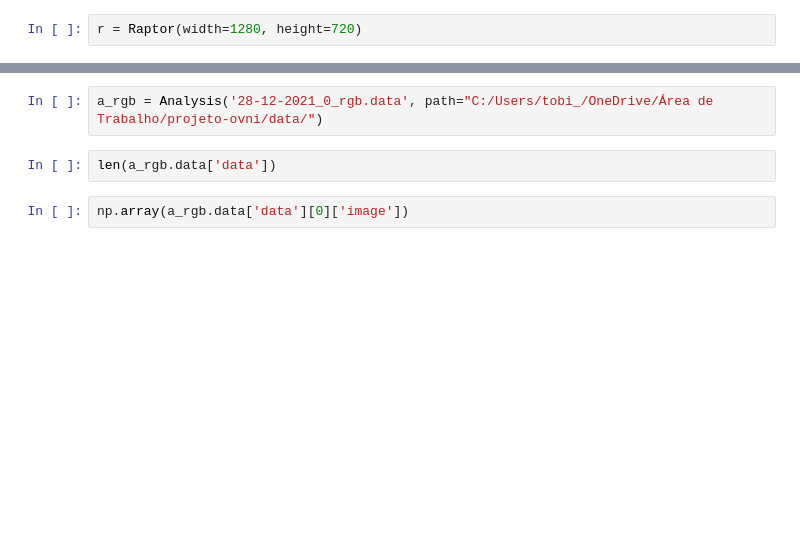
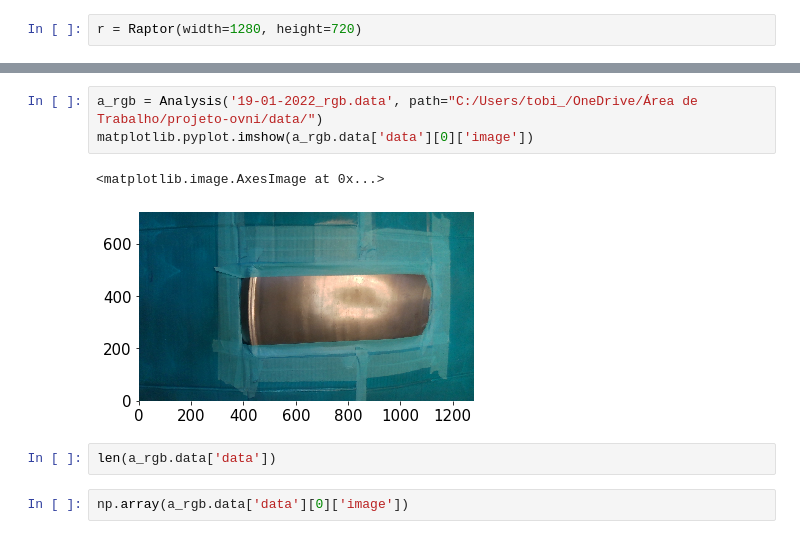
Before and after one commit to antunsz/projeto-ovni, a Jupyter notebook: Coleta de imagens.ipynb, the cells around one changed output, grey strips where cells are left out. Cells and saved outputs as stored; diff of their text form; blank space fills up the shorter version.

```diff
--- a/Coleta de imagens.ipynb
+++ b/Coleta de imagens.ipynb
@@ -9,7 +10,11 @@ r.run(make_output_json=True, filepath="C:/Users/tobi_/OneDrive/Área de Trabalho
 Salvando configurações...
 Finalizando...
 # %%
-a_rgb = Analysis('28-12-2021_0_rgb.data', path="C:/Users/tobi_/OneDrive/Área de Trabalho/projeto-ovni/data/")
+a_rgb = Analysis('19-01-2022_rgb.data', path="C:/Users/tobi_/OneDrive/Área de Trabalho/projeto-ovni/data/")
+matplotlib.pyplot.imshow(a_rgb.data['data'][0]['image'])
+# %% [output]
+<matplotlib.image.AxesImage at 0x...>
+[figure, added]
 # %%
 len(a_rgb.data['data'])
 # %%
```
Also changed, not shown: parts of 7 cells of this notebook, 4 other files.
